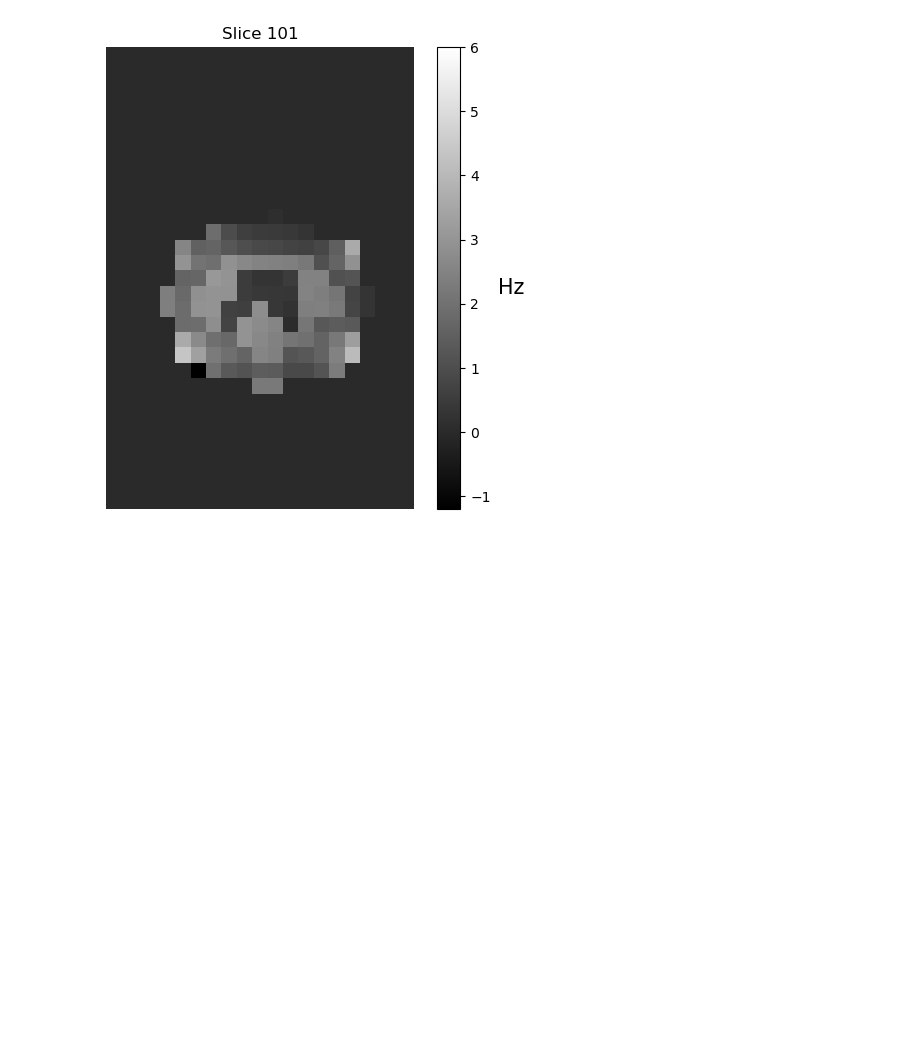
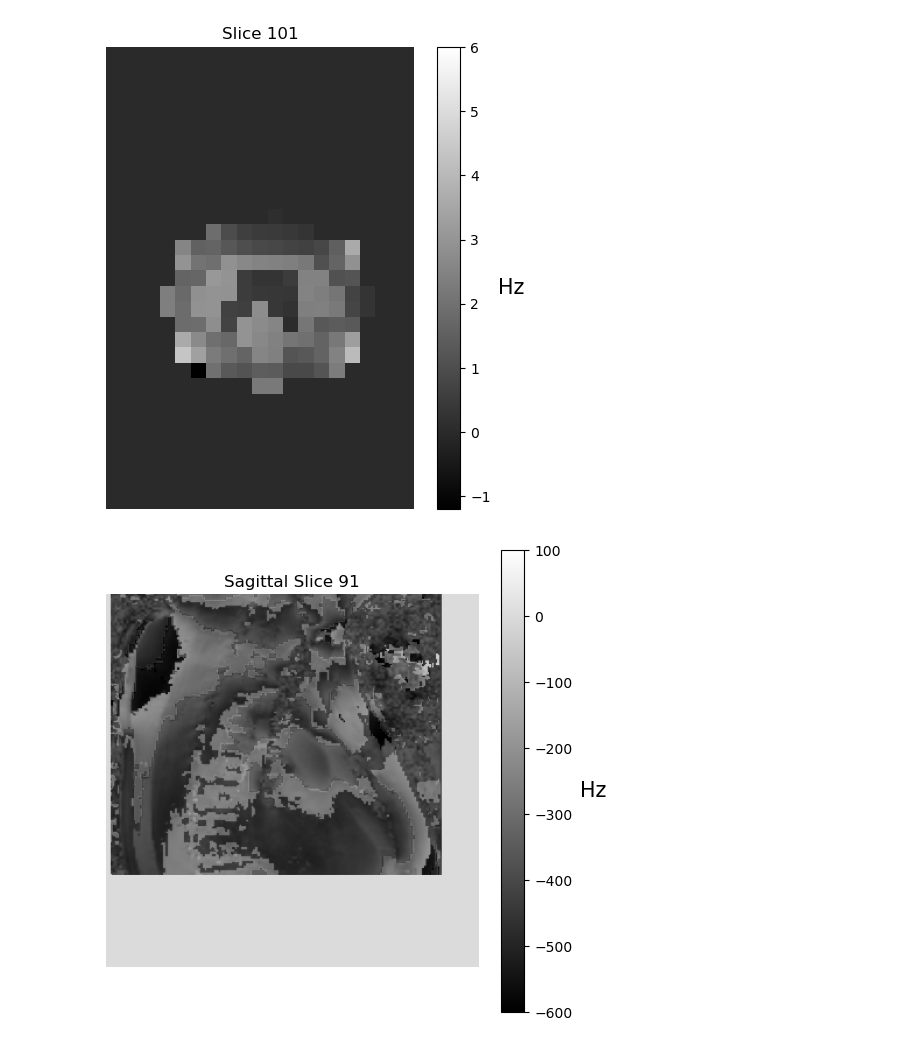
Before and after one commit to sriosq/Image-processing-strategies, a Jupyter notebook: qsm_testing/display.ipynb, the cells around one changed output. Saved outputs shown, nothing was run; the diff lists cells and outputs as text; code cells hidden in the pictures; blank space fills up the shorter version.

```diff
--- a/qsm_testing/display.ipynb
+++ b/qsm_testing/display.ipynb
@@ -87,0 +148,6 @@ display_nifti_slice(second_golden_path, 100, cbr_name, inf_limit = -1.2, sup_lim
+# %%
+long_path = "C:/Users/User/msc_project/Image-processing-strategies/compare_fieldmap/data/lung_fitting_project/testing_2_echos/FM_tests/ROMEO/temp_uncertain/B0_temp_uncertain.nii"
+
+display_nifti_slice2(long_path, 90, plane="sagittal", cbr_title = 'Hz', inf_limit=-600, sup_limit=100)
+# %% [output]
+[figure, added]
```
Also changed, not shown: parts of 4 cells of this notebook, 3 other files.
